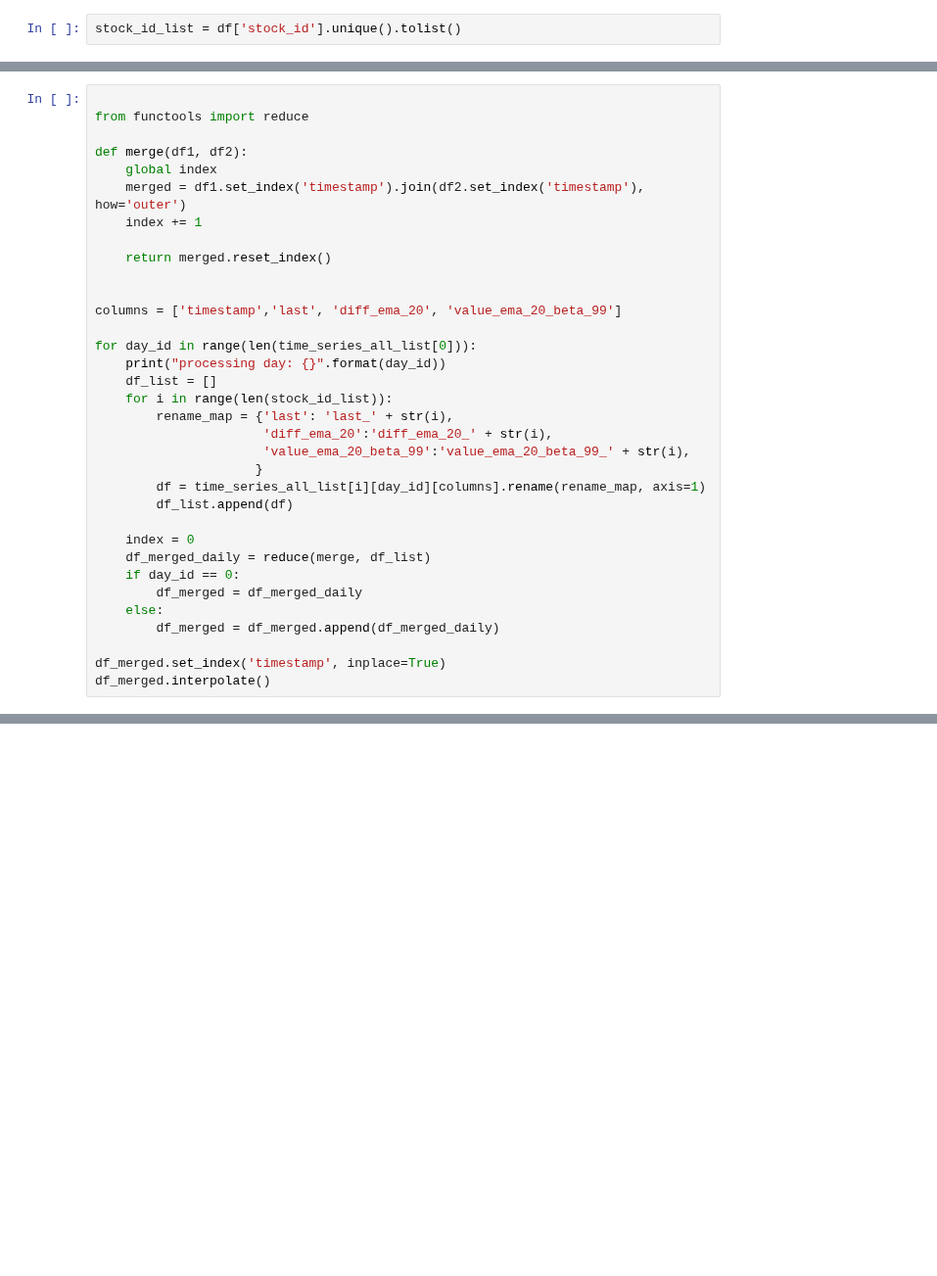
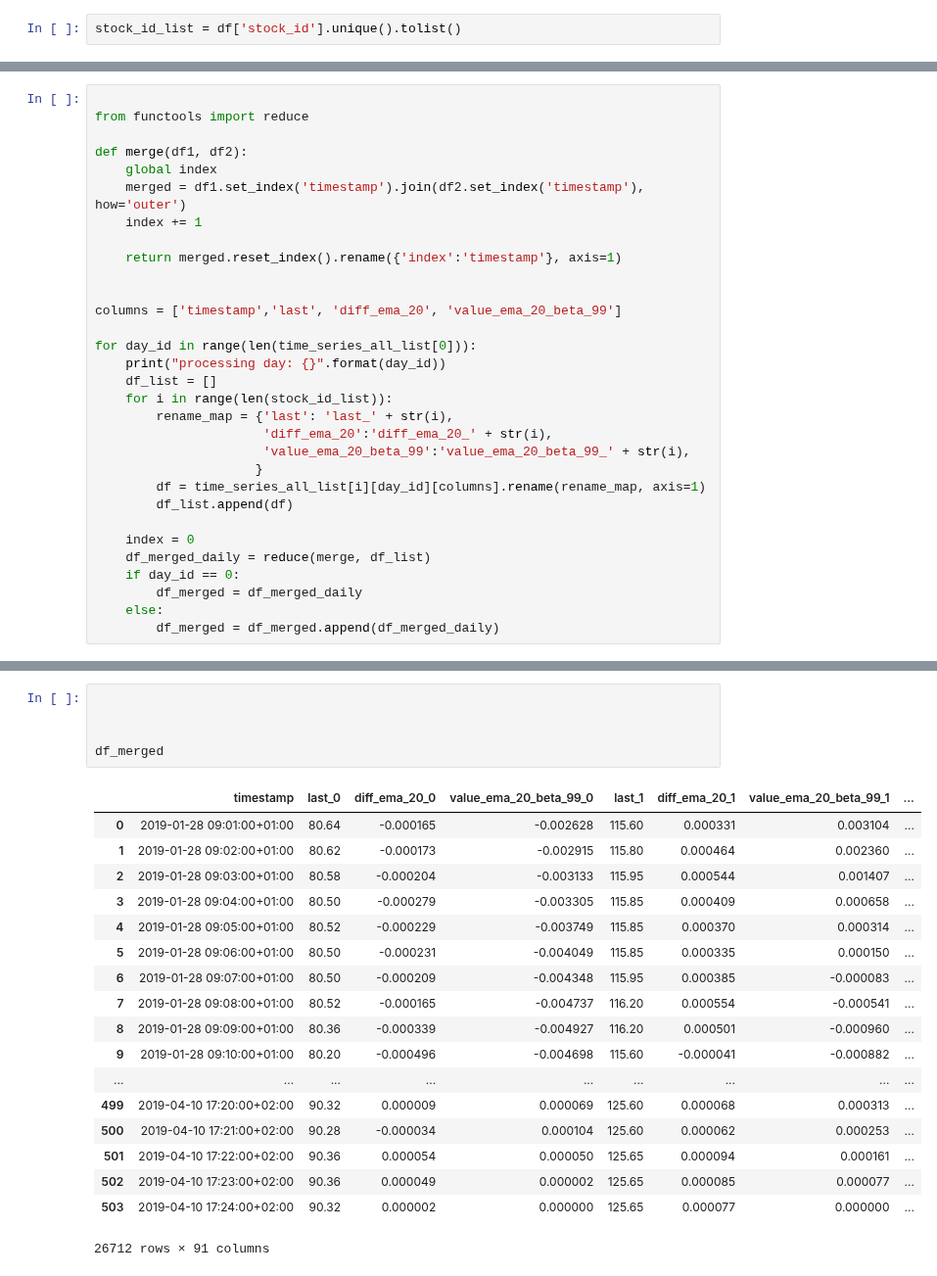
Before and after one commit to smartestrobotdai/download-data, a Jupyter notebook: data-analytics/omx30-prep.ipynb, the cells around one changed output, grey strips where cells are left out. Shown at 98% size. Cells and saved outputs as stored; diff of their text form; blank space fills up the shorter version.

```diff
--- a/data-analytics/omx30-prep.ipynb
+++ b/data-analytics/omx30-prep.ipynb
@@ -111,7 +151,7 @@ def merge(df1, df2):
     merged = df1.set_index('timestamp').join(df2.set_index('timestamp'), how='outer')
     index += 1
 
-    return merged.reset_index()
+    return merged.reset_index().rename({'index':'timestamp'}, axis=1)
 
 
 columns = ['timestamp','last', 'diff_ema_20', 'value_ema_20_beta_99']
@@ -133,9 +173,6 @@ for day_id in range(len(time_series_all_list[0])):
         df_merged = df_merged_daily
     else:
         df_merged = df_merged.append(df_merged_daily)
-
-df_merged.set_index('timestamp', inplace=True)
-df_merged.interpolate()
 # %% [output]
 processing day: 0
 processing day: 1
@@ -176,3 +194,27 @@ processing day: 51
+# %%
+
+
+
+df_merged
+# %% [output]
+|  | timestamp | last_0 | diff_ema_20_0 | value_ema_20_beta_99_0 | last_1 | diff_ema_20_1 | value_ema_20_beta_99_1 | ... |
+| 0 | 2019-01-28 09:01:00+01:00 | 80.64 | -0.000165 | -0.002628 | 115.60 | 0.000331 | 0.003104 | ... |
+| 1 | 2019-01-28 09:02:00+01:00 | 80.62 | -0.000173 | -0.002915 | 115.80 | 0.000464 | 0.002360 | ... |
+| 2 | 2019-01-28 09:03:00+01:00 | 80.58 | -0.000204 | -0.003133 | 115.95 | 0.000544 | 0.001407 | ... |
+| 3 | 2019-01-28 09:04:00+01:00 | 80.50 | -0.000279 | -0.003305 | 115.85 | 0.000409 | 0.000658 | ... |
+| 4 | 2019-01-28 09:05:00+01:00 | 80.52 | -0.000229 | -0.003749 | 115.85 | 0.000370 | 0.000314 | ... |
+| 5 | 2019-01-28 09:06:00+01:00 | 80.50 | -0.000231 | -0.004049 | 115.85 | 0.000335 | 0.000150 | ... |
+| 6 | 2019-01-28 09:07:00+01:00 | 80.50 | -0.000209 | -0.004348 | 115.95 | 0.000385 | -0.000083 | ... |
+| 7 | 2019-01-28 09:08:00+01:00 | 80.52 | -0.000165 | -0.004737 | 116.20 | 0.000554 | -0.000541 | ... |
+| 8 | 2019-01-28 09:09:00+01:00 | 80.36 | -0.000339 | -0.004927 | 116.20 | 0.000501 | -0.000960 | ... |
+| 9 | 2019-01-28 09:10:00+01:00 | 80.20 | -0.000496 | -0.004698 | 115.60 | -0.000041 | -0.000882 | ... |
+| ... | ... | ... | ... | ... | ... | ... | ... | ... |
+| 499 | 2019-04-10 17:20:00+02:00 | 90.32 | 0.000009 | 0.000069 | 125.60 | 0.000068 | 0.000313 | ... |
+| 500 | 2019-04-10 17:21:00+02:00 | 90.28 | -0.000034 | 0.000104 | 125.60 | 0.000062 | 0.000253 | ... |
+| 501 | 2019-04-10 17:22:00+02:00 | 90.36 | 0.000054 | 0.000050 | 125.65 | 0.000094 | 0.000161 | ... |
+| 502 | 2019-04-10 17:23:00+02:00 | 90.36 | 0.000049 | 0.000002 | 125.65 | 0.000085 | 0.000077 | ... |
+| 503 | 2019-04-10 17:24:00+02:00 | 90.32 | 0.000002 | 0.000000 | 125.65 | 0.000077 | 0.000000 | ... |
+26712 rows × 91 columns
 # %%
 # to order the columns in the order: last1,last2...last30, diff1, diff2,...diff30, value1, value2,...value30
 def func(x):
```
Also changed, not shown: parts of 19 cells of this notebook.
